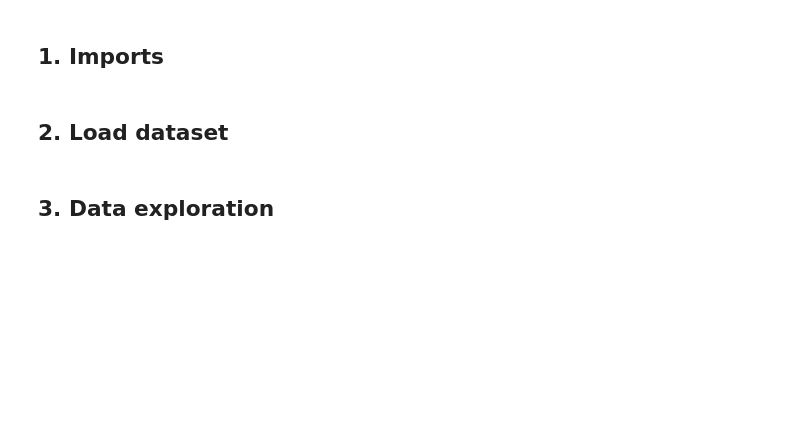
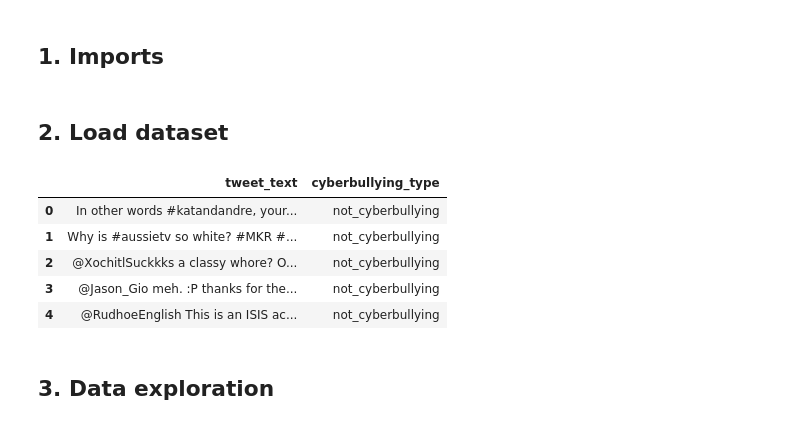
Before and after one commit to Joaovrvs/NLP_Project_Cyber_Bully, a Jupyter notebook: cyberbullying_analysis.ipynb, the cells around one changed output. Drawn from its saved outputs; the diff is of its cells as text; code cells hidden in the pictures; blank space fills up the shorter version.

```diff
--- a/cyberbullying_analysis.ipynb
+++ b/cyberbullying_analysis.ipynb
@@ -20,19 +20,26 @@ from sklearn.model_selection import train_test_split
 # %% [markdown]
 ## 2. Load dataset
 # %%
-DATA_DIR = Path('data')
-dataset_candidates = sorted(DATA_DIR.glob('*.csv'))
-if not dataset_candidates:
-    raise FileNotFoundError('Add the dataset CSV to the data/ directory before running the notebook.')
+#DATA_DIR = Path('data')
+#dataset_candidates = sorted(DATA_DIR.glob('*.csv'))
+#if not dataset_candidates:
+#    raise FileNotFoundError('Add the dataset CSV to the data/ directory before running the notebook.')
 
-df = pd.read_csv(dataset_candidates[0])
+df = pd.read_csv("C:\\Users\\joaoo\\Documents\\pos\\NLP\\Cyber_bullying\\Data\\cyberbullying_tweets.csv")
 expected_columns = {'tweet_text', 'cyberbullying_type'}
 missing_columns = expected_columns.difference(df.columns)
 if missing_columns:
     raise ValueError(f'Missing required columns: {sorted(missing_columns)}')
 
 df = df[['tweet_text', 'cyberbullying_type']].dropna().copy()
 df.head()
+# %% [output]
+|  | tweet_text | cyberbullying_type |
+| 0 | In other words #katandandre, your... | not_cyberbullying |
+| 1 | Why is #aussietv so white? #MKR #... | not_cyberbullying |
+| 2 | @XochitlSuckkks a classy whore? O... | not_cyberbullying |
+| 3 | @Jason_Gio meh. :P thanks for the... | not_cyberbullying |
+| 4 | @RudhoeEnglish This is an ISIS ac... | not_cyberbullying |
 # %% [markdown]
 ## 3. Data exploration
 # %%
```
Also changed, not shown: parts of 13 cells of this notebook.
